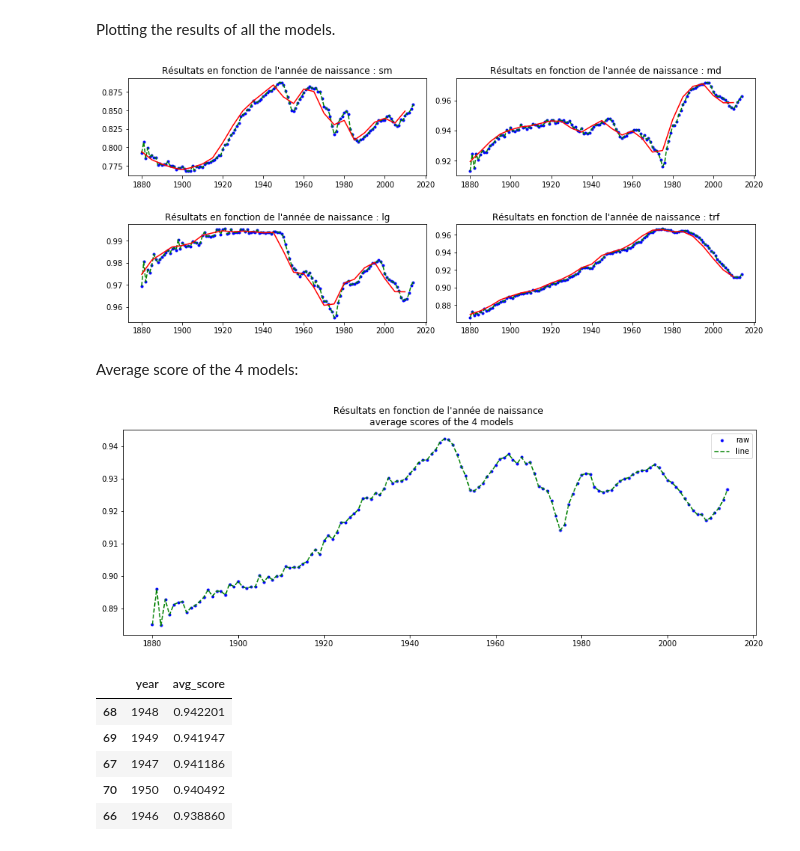
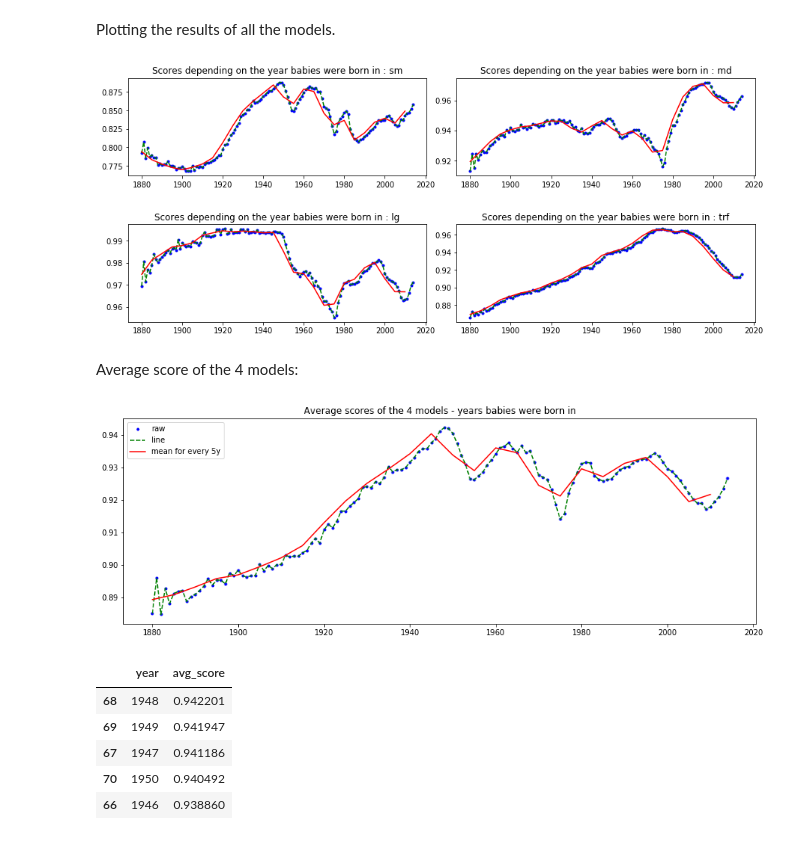
Before and after one commit to adrihans/Decoding_NER_Biases, a Jupyter notebook: complete_exploration_first_names.ipynb, the cells around one changed output. Cells and saved outputs as stored; diff of their text form; code cells hidden in the pictures.

```diff
--- a/complete_exploration_first_names.ipynb
+++ b/complete_exploration_first_names.ipynb
@@ -505,7 +526,9 @@ Testing the model: lg
 Testing the model: trf
 # %%
 #Saving the results:
-df_results_us.to_csv('data/results/df_results_us_nation_100000.csv', index=False)
+#df_results_us.to_csv('data/results/first_names/df_results_us_nation_100000.csv', index=False)
+#Accesing the results:
+df_results_us = pd.read_csv('data/results/first_names/df_results_us_nation_100000.csv')
 df_results_us.head()
 # %% [output]
 |  | name | score_sm | score_md | score_lg | score_trf |
@@ -577,26 +602,33 @@ for i in range(4):
 
 
     #Defining the figure:
-    axs[i].set_title('Résultats en fonction de l\'année de naissance : ' + model)
+    axs[i].set_title('Scores depending on the year babies were born in : ' + model)
     axs[i].plot(x, y, 'o', color='b', markersize=3, label='raw')
     axs[i].plot(x, y, '--', color='g', markersize=3, label='line')
     axs[i].plot(x_mean_5, y_mean_5, color = 'r', label='mean for every 5y')
+
+plt.savefig('images/results/score_each_models_first_names_year.png', bbox_inches='tight')
+plt.show()
 # %% [output]
-[figure, old version]
+[figure, new version]
 # %% [markdown]
 Average score of the 4 models:
 # %%
 x=df_us_final_results['year']
 y=df_us_final_results['avg_score']
+y_mean_5=np.mean(y.values.reshape(-1, 5), axis=1)
+x_mean_5=np.array([x for x in range(1880, 2015, 5)])
 
 fig= plt.figure(figsize=(15,5))
-plt.title('Résultats en fonction de l\'année de naissance \n average scores of the 4 models')
+plt.title('Average scores of the 4 models - years babies were born in')
 plt.plot(x, y, 'o', color='b', markersize=3, label='raw')
 plt.plot(x, y, '--', color='g', markersize=3, label='line')
+plt.plot(x_mean_5, y_mean_5, color = 'r', label='mean for every 5y')
 plt.legend()
+plt.savefig('images/results/avg_score_first_names_year.png', bbox_inches='tight')
 plt.show()
 # %% [output]
-[figure, old version]
+[figure, new version]
 # %%
 df_us_final_results.sort_values('avg_score', ascending=False)[['year', 'avg_score']].head(5)
 # %% [output]
```
Also changed, not shown: parts of 56 cells of this notebook, 5 other files.
